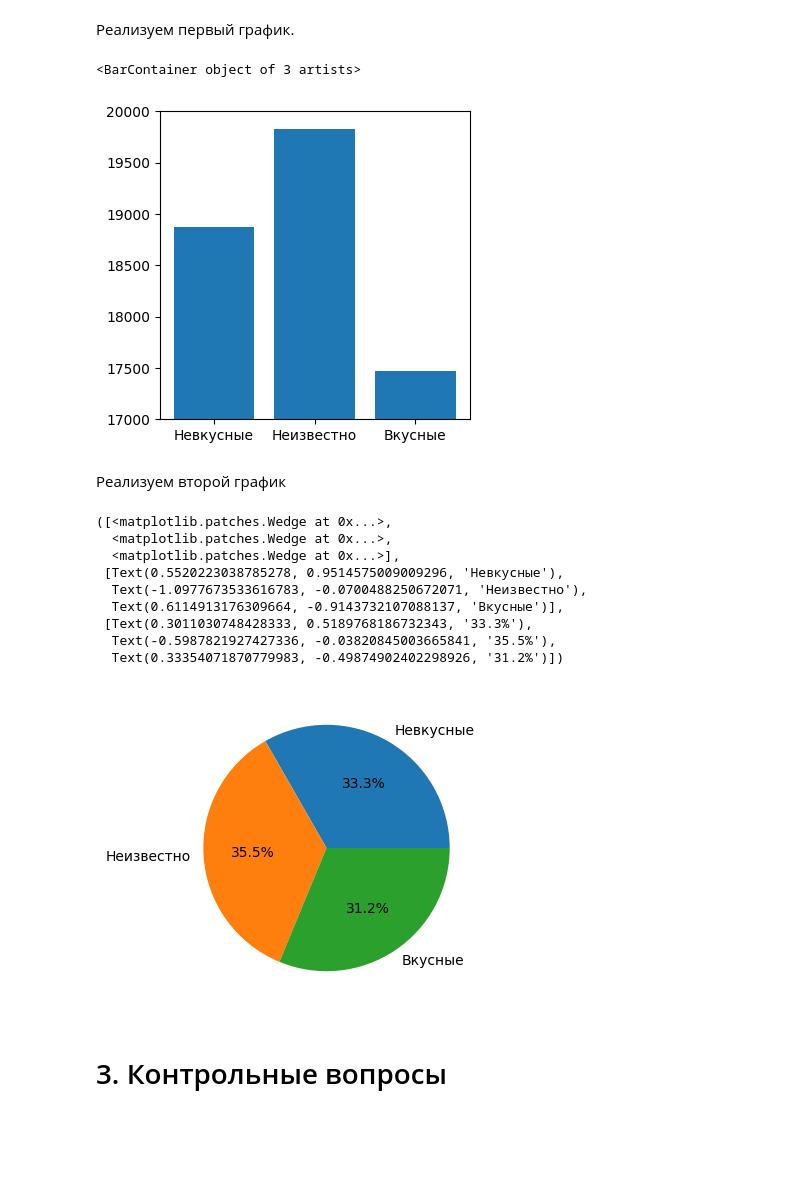
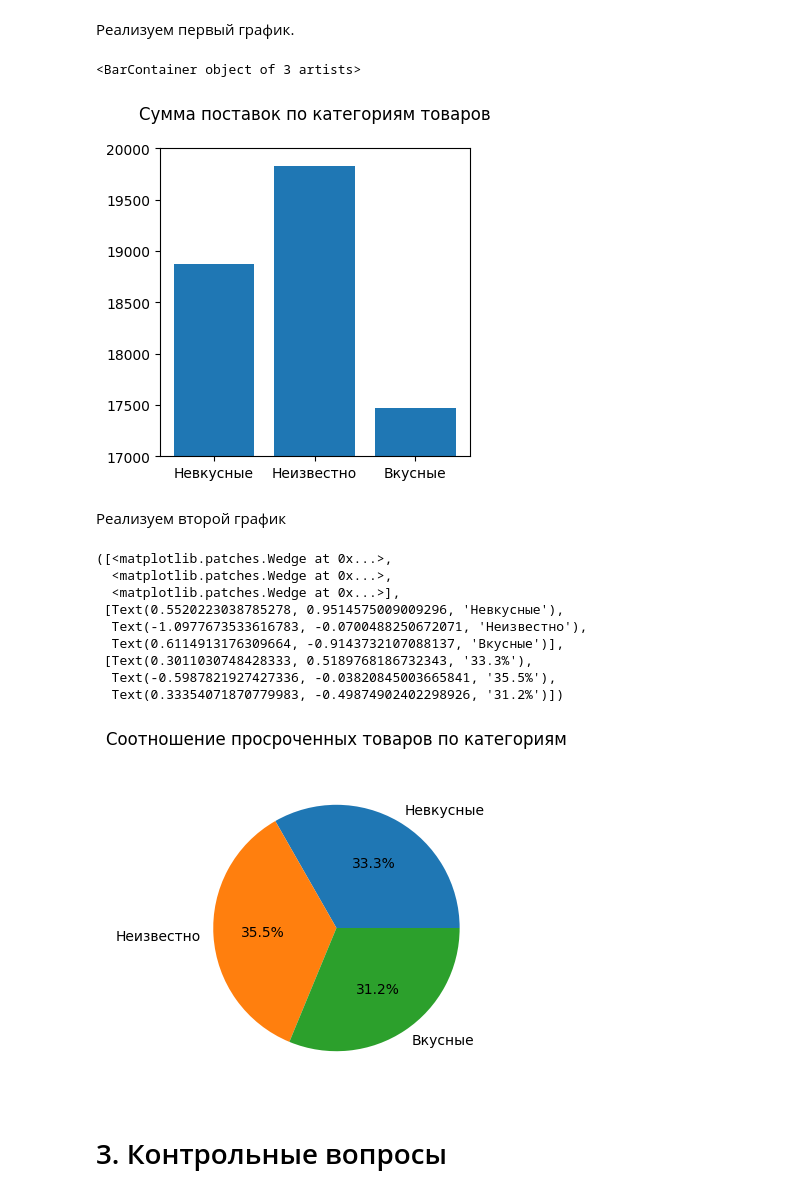
Before and after one commit to itssyoma/itp_baratov, a Jupyter notebook: Лабораторная_работа_№7.ipynb, the cells around one changed output. Saved outputs shown, nothing was run; the diff lists cells and outputs as text; code cells hidden in the pictures; blank space fills up the shorter version.

```diff
--- a/Лабораторная_работа_№7.ipynb
+++ b/Лабораторная_работа_№7.ipynb
@@ -62,30 +62,31 @@ for line in F:
 # %%
 prices_cat = {}
 
 for client in all_clients:
   if client['Category'] in prices_cat:
     prices_cat[client['Category']] += client['Price']
   else:
     prices_cat[client['Category']] = client['Price']
 
 for key in prices_cat:
   prices_cat[key] = round(prices_cat[key], 2)
 
 categories = []
 sums = []
 for key, value in prices_cat.items():
   categories.append(key)
   sums.append(value)
 
 x1 = np.array(categories, 'str')
 y1 = np.array(sums, 'float')
 
 plt.figure(figsize=(4,4))
 plt.ylim([17000, 20000])
+plt.title('Cумма поставок по категориям товаров\n')
 plt.bar(x1, y1)
 # %% [output]
 <BarContainer object of 3 artists>
-[figure, old version]
+[figure, new version]
 # %% [markdown]
 Реализуем второй график
 # %%
@@ -108,6 +109,7 @@ x2 = np.array(categories2, 'str')
 y2 = np.array(OFDs, 'float')
 
 plt.figure(figsize=(4,4))
+plt.title('Cоотношение просроченных товаров по категориям\n')
 plt.pie(y2, labels=x2, autopct='%1.1f%%')
 # %% [output]
 ([<matplotlib.patches.Wedge at 0x...>,
@@ -119,7 +121,7 @@ plt.pie(y2, labels=x2, autopct='%1.1f%%')
  [Text(0.3011030748428333, 0.5189768186732343, '33.3%'),
   Text(-0.5987821927427336, -0.03820845003665841, '35.5%'),
   Text(0.33354071870779983, -0.49874902402298926, '31.2%')])
-[figure, old version]
+[figure, new version]
 # %% [markdown]
 # 3. Контрольные вопросы
 # %% [markdown]
```
